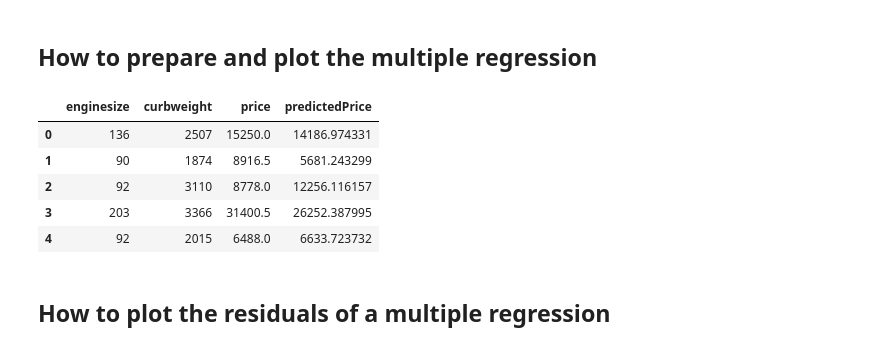
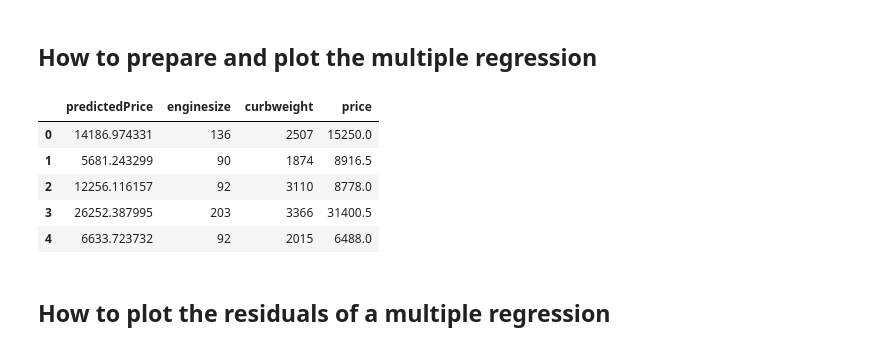
Before and after one commit to ncrowder/python, a Jupyter notebook: murach_data_analysis/class_demos/multiple_regression.ipynb, the cells around one changed output. Drawn from its saved outputs; the diff is of its cells as text; code cells hidden in the pictures.

```diff
--- a/murach_data_analysis/class_demos/multiple_regression.ipynb
+++ b/murach_data_analysis/class_demos/multiple_regression.ipynb
@@ -5,8 +8,10 @@ import pandas as pd
 import seaborn as sns
 # %% [markdown]
 ## The Cars dataset
+# %%
+path = r'https://raw.githubusercontent.com/ncrowder/python/refs/heads/main/data/cars.csv'
 # %%
-carsData = pd.read_csv('cars.csv')
+carsData = pd.read_csv(path)
 # %%
 carsData.head()
 # %% [output]
@@ -125,18 +168,18 @@ y_predicted = model.predict(x_test)
 # %%
 # create the DataFrame for the price predictions
 predicted = pd.DataFrame(y_predicted, columns=['predictedPrice'])
 
 # combine the test data and the predicted data into a DataFrame
 final = predicted.join([x_test.reset_index(drop=True),
                         y_test.reset_index(drop=True)])
-final.head()[['enginesize','curbweight','price','predictedPrice']]
+final.head()#[['enginesize','curbweight','price','predictedPrice']]
 # %% [output]
-|  | enginesize | curbweight | price | predictedPrice |
-| 0 | 136 | 2507 | 15250.0 | 14186.974331 |
-| 1 | 90 | 1874 | 8916.5 | 5681.243299 |
-| 2 | 92 | 3110 | 8778.0 | 12256.116157 |
-| 3 | 203 | 3366 | 31400.5 | 26252.387995 |
-| 4 | 92 | 2015 | 6488.0 | 6633.723732 |
+|  | predictedPrice | enginesize | curbweight | price |
+| 0 | 14186.974331 | 136 | 2507 | 15250.0 |
+| 1 | 5681.243299 | 90 | 1874 | 8916.5 |
+| 2 | 12256.116157 | 92 | 3110 | 8778.0 |
+| 3 | 26252.387995 | 203 | 3366 | 31400.5 |
+| 4 | 6633.723732 | 92 | 2015 | 6488.0 |
 # %% [markdown]
 ## How to plot the residuals of a multiple regression
 # %%
```
Also changed, not shown: parts of 19 cells of this notebook.
